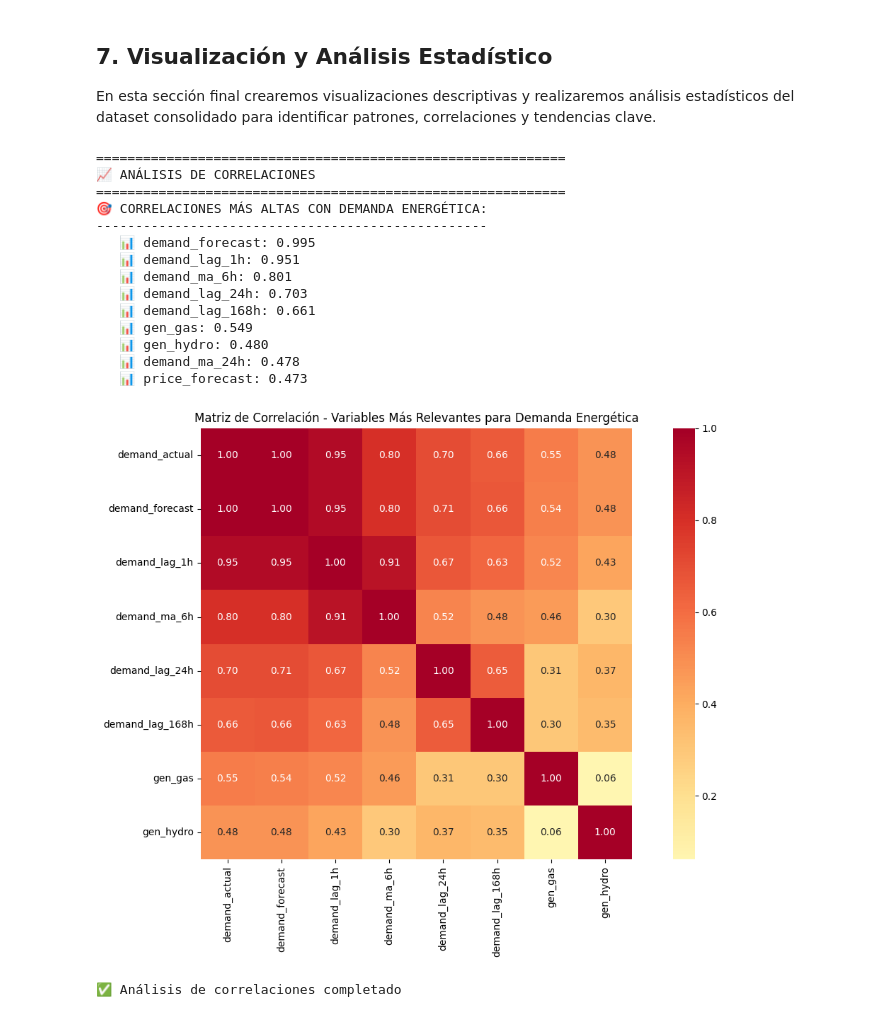
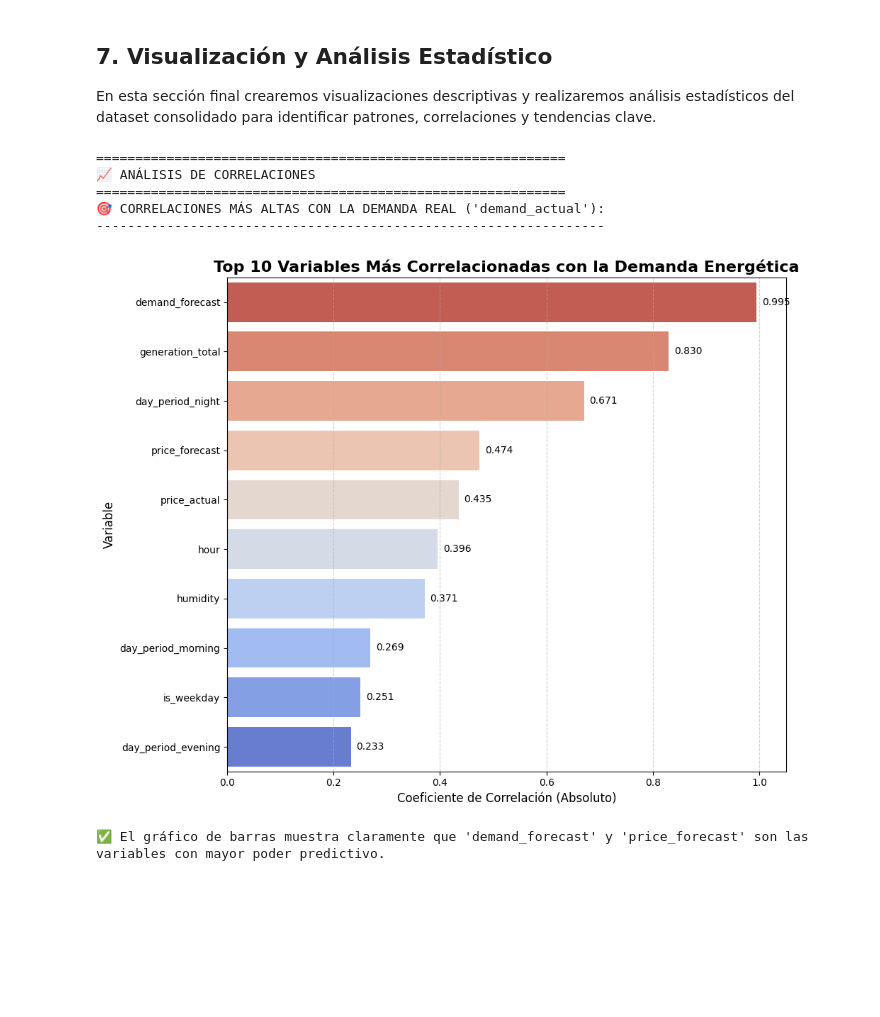
Before and after one commit to juanicamargo2001/Trabajo-Practico-CDD-grupo-12, a Jupyter notebook: demandaEnergetica.ipynb, the cells around one changed output. Cells and saved outputs as stored; diff of their text form; code cells hidden in the pictures; blank space fills up the shorter version.

```diff
--- a/demandaEnergetica.ipynb
+++ b/demandaEnergetica.ipynb
@@ -1042,51 +1162,51 @@ En esta sección final crearemos visualizaciones descriptivas y realizaremos an
 # %%
 # Análisis de correlaciones
 print("="*60)
 print("📈 ANÁLISIS DE CORRELACIONES")
 print("="*60)
 
 # Calcular matriz de correlación para variables numéricas
-numeric_vars = final_dataset_clean.select_dtypes(include=[np.number]).columns
-correlation_matrix = final_dataset_clean[numeric_vars].corr()
+numeric_vars = final_dataset.select_dtypes(include=[np.number]).columns
+correlation_matrix = final_dataset[numeric_vars].corr()
 
 # Correlaciones con la variable objetivo
 target_correlations = correlation_matrix['demand_actual'].abs().sort_values(ascending=False)
 
-print("🎯 CORRELACIONES MÁS ALTAS CON DEMANDA ENERGÉTICA:")
-print("-" * 50)
-for var, corr in target_correlations.head(10).items():
-    if var != 'demand_actual':
-        print(f"   📊 {var}: {corr:.3f}")
+print("🎯 CORRELACIONES MÁS ALTAS CON LA DEMANDA REAL ('demand_actual'):")
+print("-" * 65)
 
-# Crear visualización de correlaciones
-plt.figure(figsize=(12, 8))
-top_corr_vars = target_correlations.head(8).index
-corr_subset = final_dataset_clean[top_corr_vars].corr()
+# Crear visualización de correlaciones con un gráfico de barras
+plt.figure(figsize=(10, 8))
+# Excluimos la propia variable 'demand_actual' que tiene correlación 1
+top_corr = target_correlations.drop('demand_actual').head(10)
 
-sns.heatmap(corr_subset, annot=True, cmap='RdYlBu_r', center=0,
-            square=True, fmt='.2f')
-plt.title('Matriz de Correlación - Variables Más Relevantes para Demanda Energética')
+# Usar una paleta de colores que vaya de un color a otro
+colors = sns.color_palette("coolwarm_r", n_colors=len(top_corr))
+
+barplot = sns.barplot(x=top_corr.values, y=top_corr.index, palette=colors, orient='h')
+
+plt.title('Top 10 Variables Más Correlacionadas con la Demanda Energética', fontsize=16, fontweight='bold')
+plt.xlabel('Coeficiente de Correlación (Absoluto)', fontsize=12)
+plt.ylabel('Variable', fontsize=12)
+plt.grid(axis='x', linestyle='--', alpha=0.6)
+
+# Añadir etiquetas con el valor exacto en cada barra
+for i, v in enumerate(top_corr.values):
+    plt.text(v + 0.01, i, f'{v:.3f}', color='black', va='center', fontsize=10)
+
+plt.xlim(0, 1.05) # Ajustar límite para dar espacio a las etiquetas
 plt.tight_layout()
 plt.show()
 
-print(f"\n✅ Análisis de correlaciones completado")
+print(f"\n✅ El gráfico de barras muestra claramente que 'demand_forecast' y 'price_forecast' son las variables con mayor poder predictivo.")
 # %% [output]
 ============================================================
 📈 ANÁLISIS DE CORRELACIONES
 ============================================================
-🎯 CORRELACIONES MÁS ALTAS CON DEMANDA ENERGÉTICA:
---------------------------------------------------
-   📊 demand_forecast: 0.995
-   📊 demand_lag_1h: 0.951
-   📊 demand_ma_6h: 0.801
-   📊 demand_lag_24h: 0.703
-   📊 demand_lag_168h: 0.661
-   📊 gen_gas: 0.549
-   📊 gen_hydro: 0.480
-   📊 demand_ma_24h: 0.478
-   📊 price_forecast: 0.473
+🎯 CORRELACIONES MÁS ALTAS CON LA DEMANDA REAL ('demand_actual'):
+-----------------------------------------------------------------
-[figure, old version]
+[figure, new version]
-✅ Análisis de correlaciones completado
+✅ El gráfico de barras muestra claramente que 'demand_forecast' y 'price_forecast' son las variables con mayor poder predictivo.
 # %%
 # Análisis de patrones temporales
 print("\n" + "="*60)
```
Also changed, not shown: parts of 16 cells of this notebook, 2 other files.
